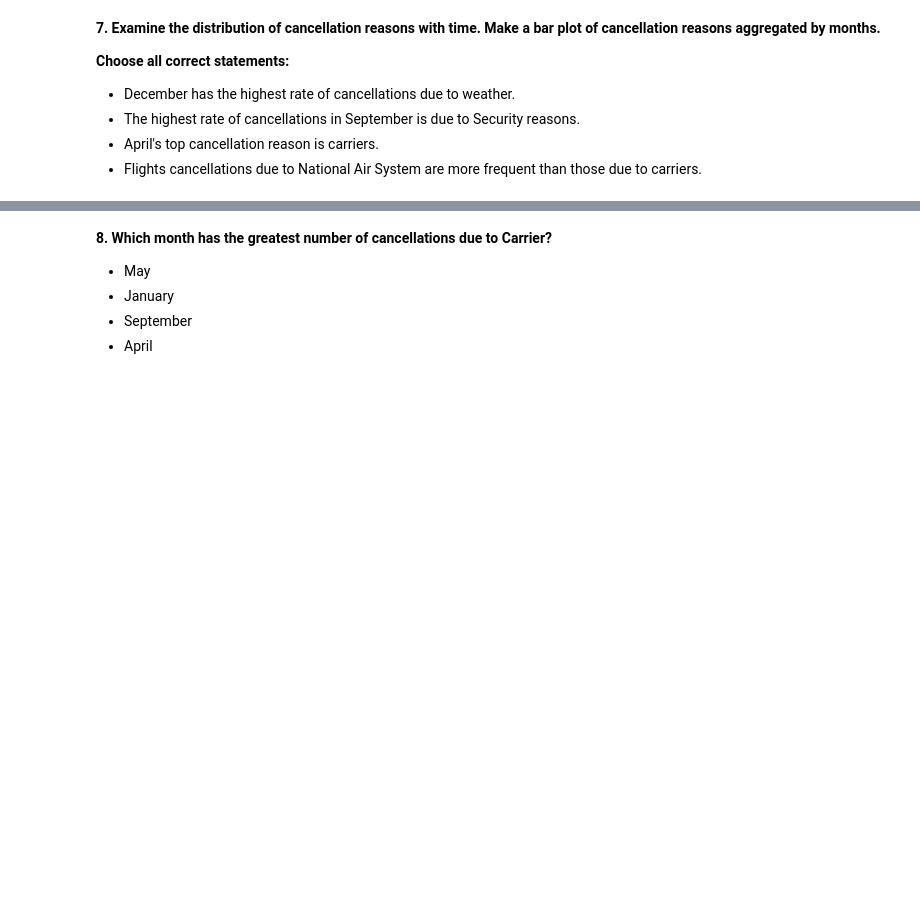
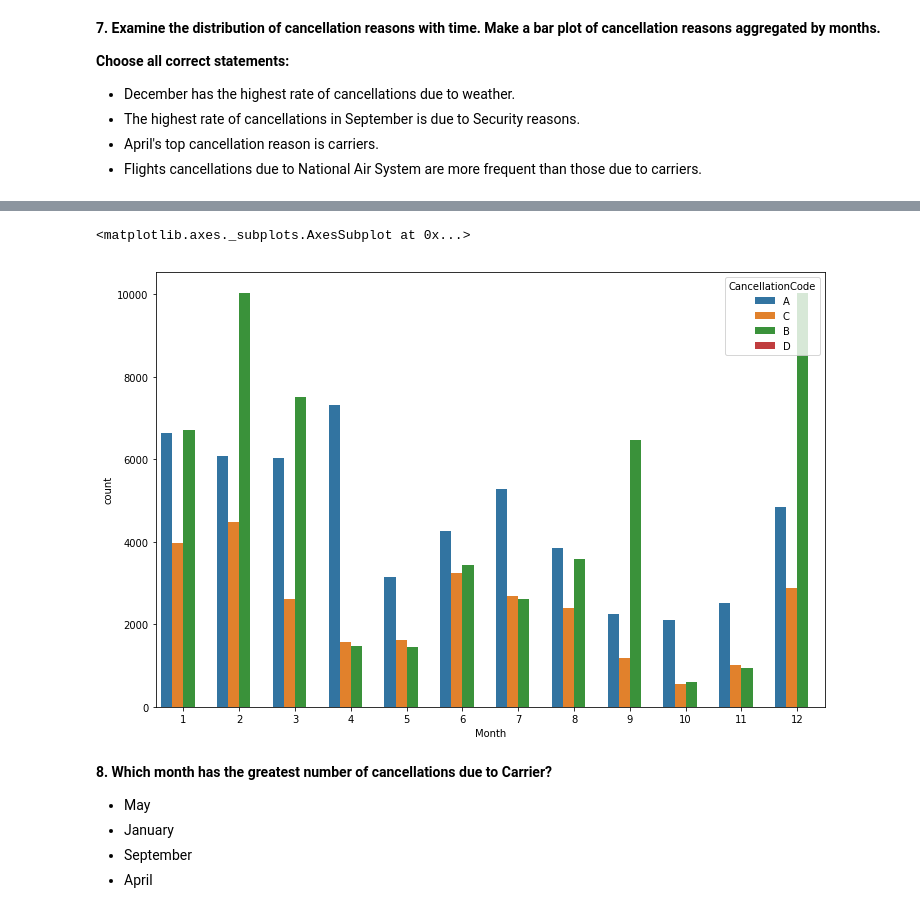
Before and after one commit to eignatenkov/mlcourse.ai, a Jupyter notebook: jupyter_english/assignments_fall2018/assignment2_USA_flights.ipynb, the cells around one changed output, grey strips where cells are left out. Drawn from its saved outputs; the diff is of its cells as text; code cells hidden in the pictures; blank space fills up the shorter version.

```diff
--- a/jupyter_english/assignments_fall2018/assignment2_USA_flights.ipynb
+++ b/jupyter_english/assignments_fall2018/assignment2_USA_flights.ipynb
@@ -325,0 +341,11 @@ flights_df[flights_df.DepDelay > 0].groupby(['Origin', 'Dest']).agg(
+# %%
+def month_to_season(m):
+    if m < 3 or m == 12:
+        return 'Winter'
+    if m < 6:
+        return 'Spring'
+    if m < 9:
+        return 'Summer'
+    return 'Fall'
+# %%
+flights_df['season'] = flights_df.Month.map(month_to_season)
@@ -336,3 +386,9 @@ flights_df[flights_df.DepDelay > 0].groupby(['Origin', 'Dest']).agg(
+# %%
+_, axes = plt.subplots(nrows=1, ncols=1, figsize=(12, 8))
+sns.countplot(x='Month', hue='CancellationCode', data=flights_df, ax=axes)
+# %% [output]
+<matplotlib.axes._subplots.AxesSubplot at 0x...>
+[figure, added]
 # %% [markdown]
 **8. Which month has the greatest number of cancellations due to Carrier?**
 - May
```
Also changed, not shown: parts of 16 cells of this notebook.
